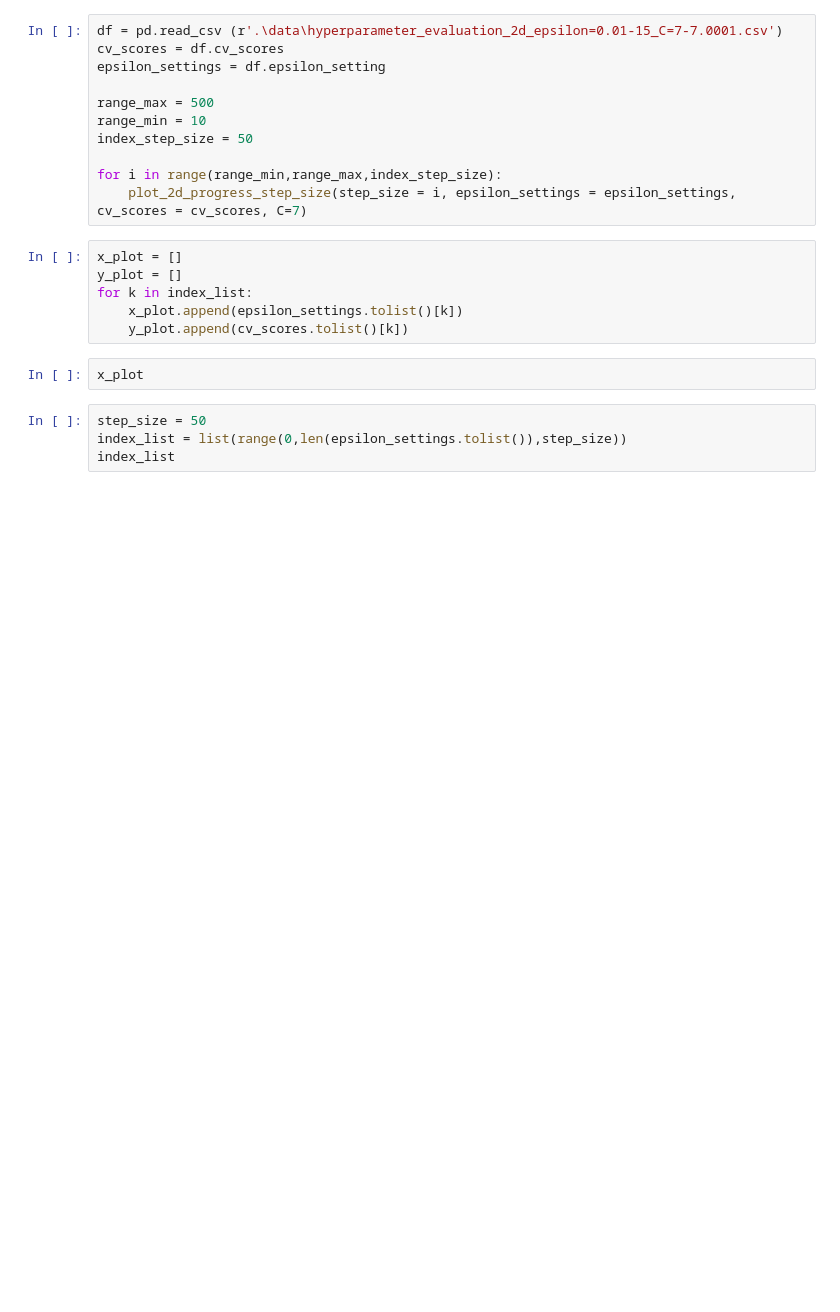
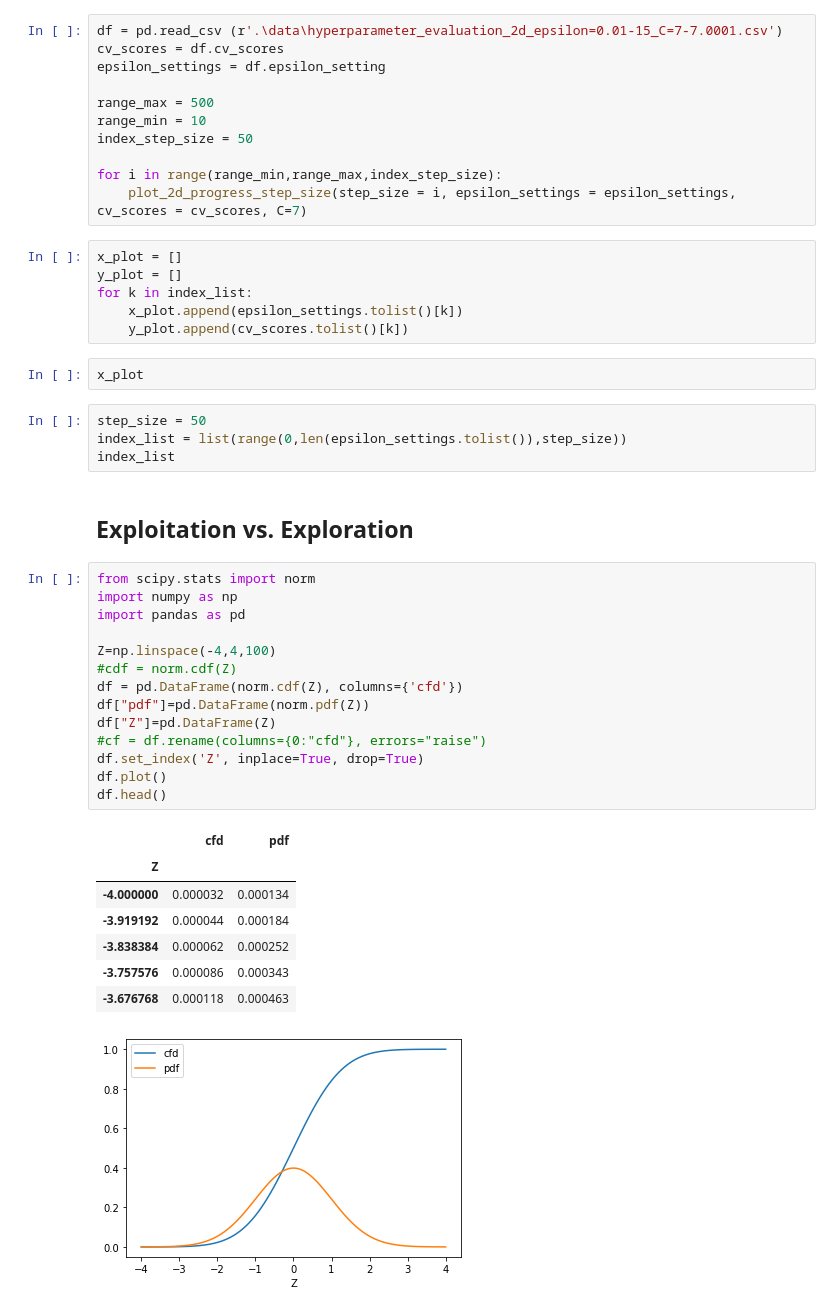
Before and after one commit to polzerdo55862/Bayesian-Hyperparameter-Optimization, a Jupyter notebook: Bayesian_Hyperparameter_Optimization.ipynb, the cells around one changed output. Cells and saved outputs as stored; diff of their text form; blank space fills up the shorter version.

```diff
--- a/Bayesian_Hyperparameter_Optimization.ipynb
+++ b/Bayesian_Hyperparameter_Optimization.ipynb
@@ -617,3 +617,28 @@ x_plot
 step_size = 50
 index_list = list(range(0,len(epsilon_settings.tolist()),step_size))
 index_list
+# %% [markdown]
+## Exploitation vs. Exploration
+# %%
+from scipy.stats import norm
+import numpy as np
+import pandas as pd
+
+Z=np.linspace(-4,4,100)
+#cdf = norm.cdf(Z)
+df = pd.DataFrame(norm.cdf(Z), columns={'cfd'})
+df["pdf"]=pd.DataFrame(norm.pdf(Z))
+df["Z"]=pd.DataFrame(Z)
+#cf = df.rename(columns={0:"cfd"}, errors="raise")
+df.set_index('Z', inplace=True, drop=True)
+df.plot()
+df.head()
+# %% [output]
+|  | cfd | pdf |
+| Z |  |  |
+| -4.000000 | 0.000032 | 0.000134 |
+| -3.919192 | 0.000044 | 0.000184 |
+| -3.838384 | 0.000062 | 0.000252 |
+| -3.757576 | 0.000086 | 0.000343 |
+| -3.676768 | 0.000118 | 0.000463 |
+[figure, added]
```
